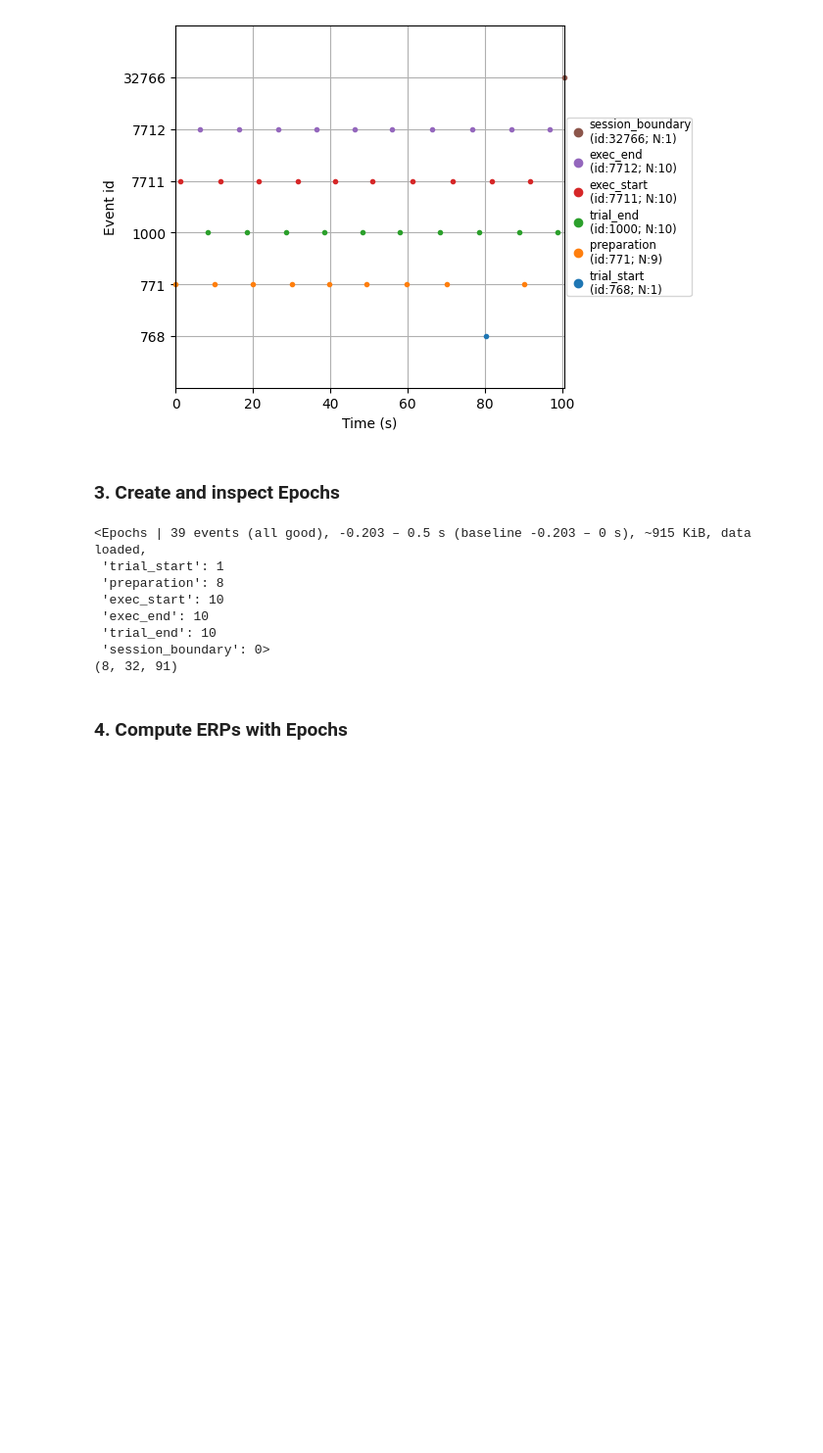
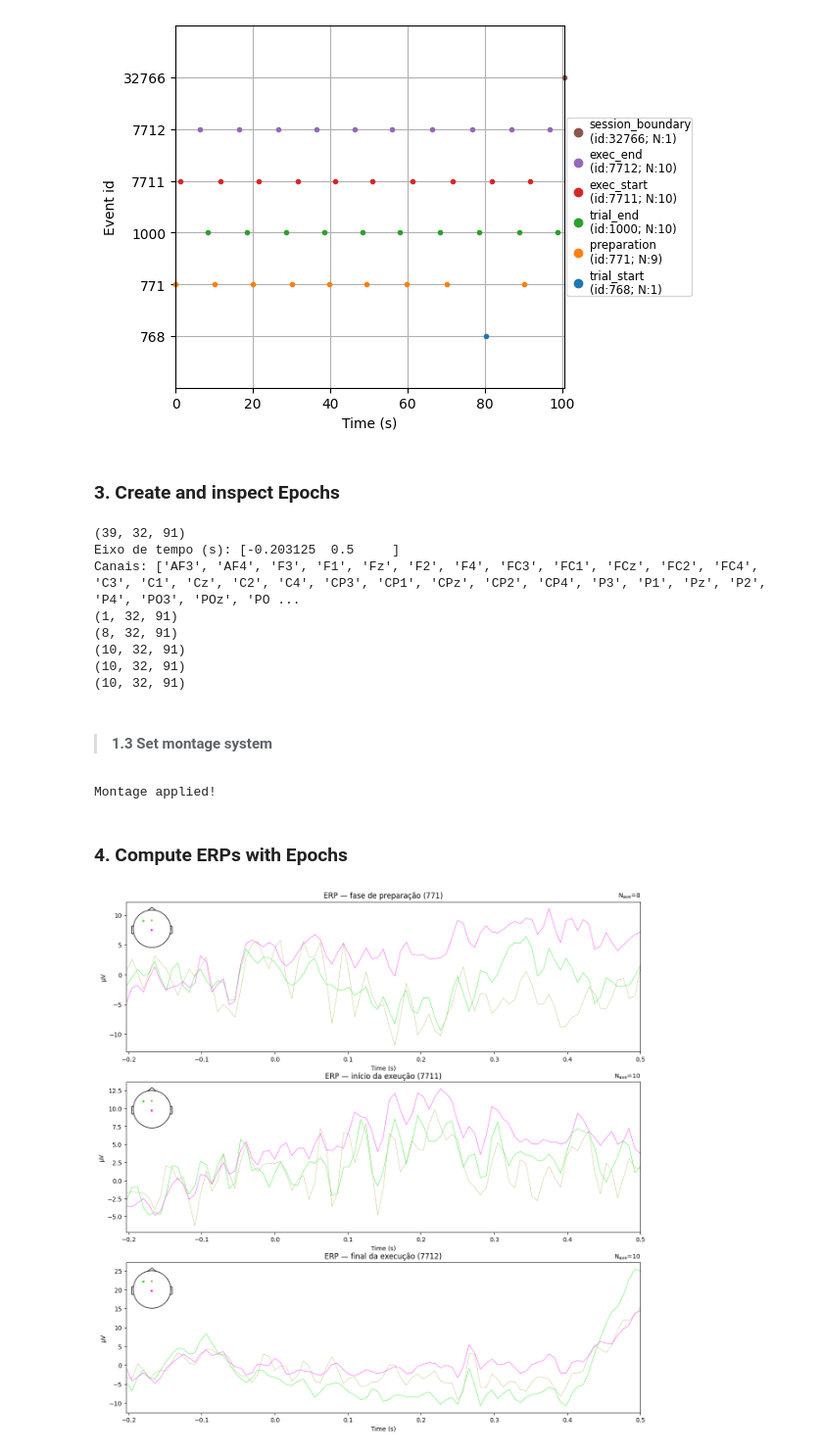
Before and after one commit to KaiqueIvo04/eeg_emg_analysis, a Jupyter notebook: eegAnalysis.ipynb, the cells around one changed output. Shown at 98% size. Saved outputs shown, nothing was run; the diff lists cells and outputs as text; code cells hidden in the pictures; blank space fills up the shorter version.

Commit message:
Feat: plot ERPs for FC3, FCz and CPz channels, add 10-20 montage

```diff
--- a/eegAnalysis.ipynb
+++ b/eegAnalysis.ipynb
@@ -110,0 +110,8 @@ Using matplotlib as 2D backend.
+# %%
+# MOSTRAR LISTA DE MONTAGENS DISPONÍVEIS
+#print(mne.channels.get_builtin_montages(descriptions=False))
+
+# ATIVAR MONTAGEM SELECIONADA
+montage = mne.channels.make_standard_montage('standard_1020')
+raw.set_montage(montage=montage, on_missing='warn')
+print("Montage applied!")
@@ -176,15 +185,60 @@ epochs = mne.Epochs(
     verbose=False
 )
 
-print(epochs)
+print(epochs.get_data().shape)                          # → (n_trials, n_canais, n_amostras_na_janela)
+
+print("Eixo de tempo (s):", epochs.times[[0, -1]])
+print("Canais:", epochs.ch_names)
+
+# VER EPOCHS DE CADA FASE
+print(epochs["trial_start"].get_data().shape)
+print(epochs["preparation"].get_data().shape)
+print(epochs["exec_start"].get_data().shape)
+print(epochs["exec_end"].get_data().shape)
+print(epochs["trial_end"].get_data().shape)
+#print(epochs["session_boundary"].get_data().shape)
 # %% [output]
-<Epochs | 39 events (all good), -0.203 – 0.5 s (baseline -0.203 – 0 s), ~915 KiB, data loaded,
- 'trial_start': 1
- 'preparation': 8
- 'exec_start': 10
- 'exec_end': 10
- 'trial_end': 10
- 'session_boundary': 0>
+(39, 32, 91)
+Eixo de tempo (s): [-0.203125  0.5     ]
+Canais: ['AF3', 'AF4', 'F3', 'F1', 'Fz', 'F2', 'F4', 'FC3', 'FC1', 'FCz', 'FC2', 'FC4', 'C3', 'C1', 'Cz', 'C2', 'C4', 'CP3', 'CP1', 'CPz', 'CP2', 'CP4', 'P3', 'P1', 'Pz', 'P2', 'P4', 'PO3', 'POz', 'PO ...
+(1, 32, 91)
 (8, 32, 91)
+(10, 32, 91)
+(10, 32, 91)
+(10, 32, 91)
+# %% [markdown]
+> #### 1.3 Set montage system
+# %%
+# MOSTRAR LISTA DE MONTAGENS DISPONÍVEIS
+#print(mne.channels.get_builtin_montages(descriptions=False))
+
+# ATIVAR MONTAGEM SELECIONADA
+montage = mne.channels.make_standard_montage('standard_1020')
+raw.set_montage(montage=montage, on_missing='warn')
+print("Montage applied!")
+# %% [output]
+Montage applied!
 # %% [markdown]
 ### 4. Compute ERPs with Epochs
+# %%
+# MÉDIA DE TODAS AS TENTATIVAS DE UM EVENTO (ERPs)
+evoked_prep = epochs["preparation"].average()
+evoked_exec_start = epochs["exec_start"].average()
+evoked_exec_end = epochs["exec_end"].average()
+
+# ESCOLHER UM CANAL DE CADA ÁREA MOTORA
+picks = ["FC3", "FCz", "CPz"]
+
+# CONFIGURAÇÃO DE GRÁFICOS CONJUNTOS
+fig, axes = plt.subplots(3, 1, figsize=(15, 15))
+
+evoked_prep.plot(axes=axes[0], picks=picks, spatial_colors=True, show=False);                 # spatial_colors: Necessário ter uma montagem aplicada.
+evoked_exec_start.plot(axes=axes[1], picks=picks, spatial_colors=True, show=False);
+evoked_exec_end.plot(axes=axes[2], picks=picks, spatial_colors=True, show=False);
+
+axes[0].set_title("ERP — fase de preparação (771)")
+axes[1].set_title("ERP — início da exeução (7711)")
+axes[2].set_title("ERP — final da execução (7712)")
+plt.show()
+# %% [output]
+[figure, added]
```
Also changed, not shown: parts of 7 cells of this notebook.
